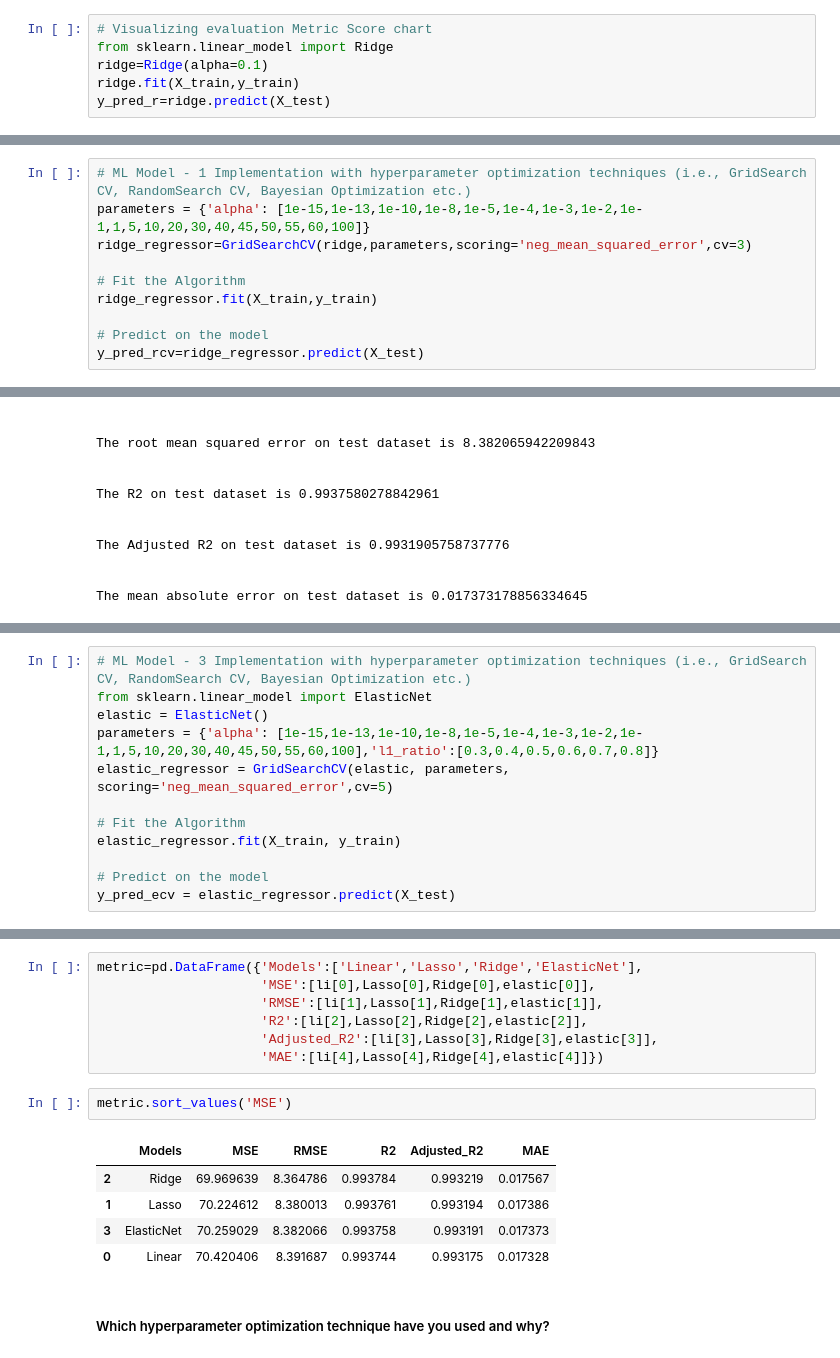
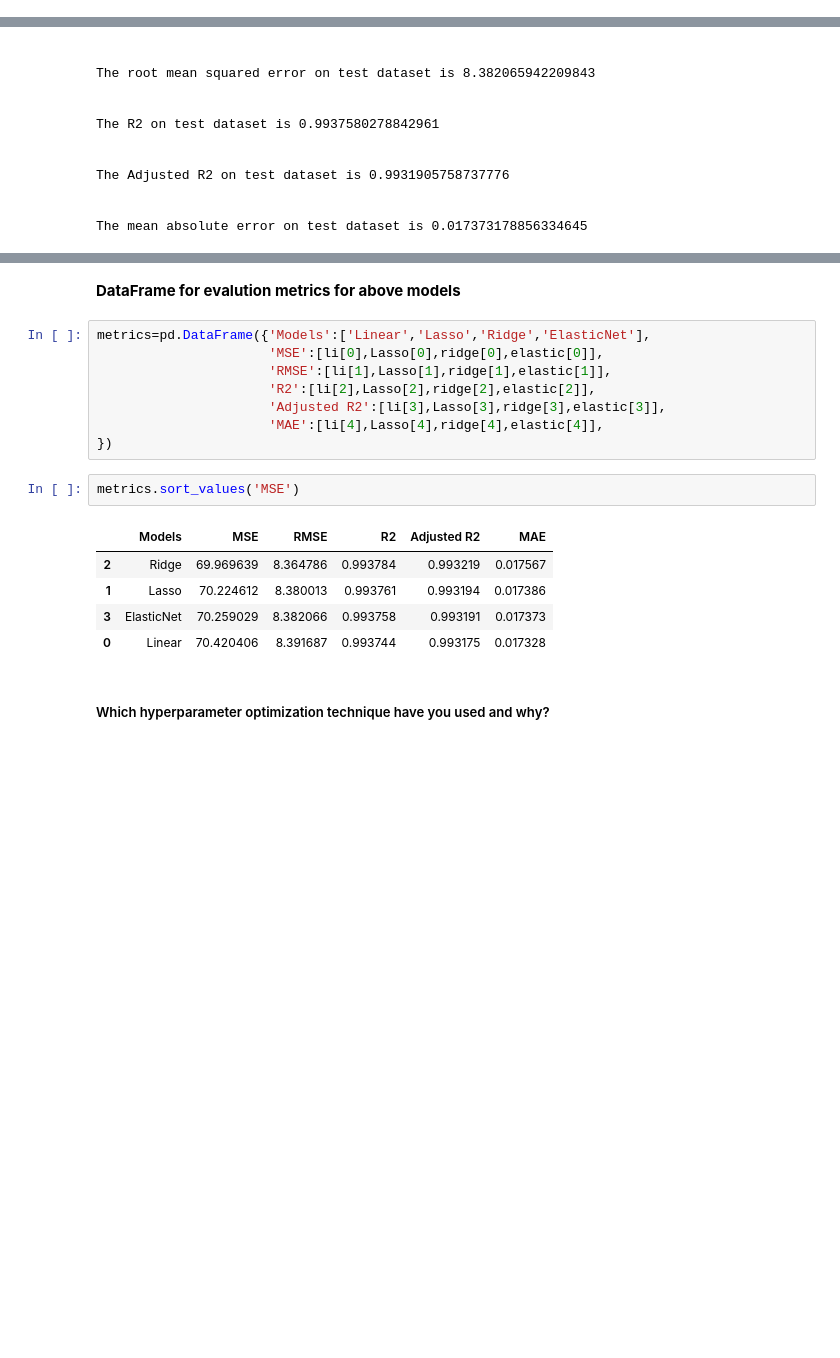
Before and after one commit to aniket15031998/Yes-Bank-Stock-Closing-Price-Prediction-by-Regression., a Jupyter notebook: Capstone_2_Regression.ipynb, the cells around one changed output, grey strips where cells are left out. Cells and saved outputs as stored; diff of their text form; blank space fills up the shorter version.

```diff
--- a/Capstone_2_Regression.ipynb
+++ b/Capstone_2_Regression.ipynb
@@ -687,9 +525,3 @@ The Adjusted R2 on test dataset is 0.9932186232580773
 
 
 The mean absolute error on test dataset is 0.017566605035040476
-# %%
-# Visualizing evaluation Metric Score chart
-from sklearn.linear_model import Ridge
-ridge=Ridge(alpha=0.1)
-ridge.fit(X_train,y_train)
-y_pred_r=ridge.predict(X_test)
@@ -730,10 +527,0 @@ plt.show()
-# %%
-# ML Model - 1 Implementation with hyperparameter optimization techniques (i.e., GridSearch CV, RandomSearch CV, Bayesian Optimization etc.)
-parameters = {'alpha': [1e-15,1e-13,1e-10,1e-8,1e-5,1e-4,1e-3,1e-2,1e-1,1,5,10,20,30,40,45,50,55,60,100]}
-ridge_regressor=GridSearchCV(ridge,parameters,scoring='neg_mean_squared_error',cv=3)
-
-# Fit the Algorithm
-ridge_regressor.fit(X_train,y_train)
-
-# Predict on the model
-y_pred_rcv=ridge_regressor.predict(X_test)
@@ -899,12 +600,0 @@ plt.show()
-# %%
-# ML Model - 3 Implementation with hyperparameter optimization techniques (i.e., GridSearch CV, RandomSearch CV, Bayesian Optimization etc.)
-from sklearn.linear_model import ElasticNet
-elastic = ElasticNet()
-parameters = {'alpha': [1e-15,1e-13,1e-10,1e-8,1e-5,1e-4,1e-3,1e-2,1e-1,1,5,10,20,30,40,45,50,55,60,100],'l1_ratio':[0.3,0.4,0.5,0.6,0.7,0.8]}
-elastic_regressor = GridSearchCV(elastic, parameters, scoring='neg_mean_squared_error',cv=5)
-
-# Fit the Algorithm
-elastic_regressor.fit(X_train, y_train)
-
-# Predict on the model
-y_pred_ecv = elastic_regressor.predict(X_test)
@@ -947,14 +601,17 @@ plt.show()
+# %% [markdown]
+**DataFrame for evalution metrics for above models**
 # %%
-metric=pd.DataFrame({'Models':['Linear','Lasso','Ridge','ElasticNet'],
-                     'MSE':[li[0],Lasso[0],Ridge[0],elastic[0]],
-                     'RMSE':[li[1],Lasso[1],Ridge[1],elastic[1]],
-                     'R2':[li[2],Lasso[2],Ridge[2],elastic[2]],
-                     'Adjusted_R2':[li[3],Lasso[3],Ridge[3],elastic[3]],
-                     'MAE':[li[4],Lasso[4],Ridge[4],elastic[4]]})
+metrics=pd.DataFrame({'Models':['Linear','Lasso','Ridge','ElasticNet'],
+                      'MSE':[li[0],Lasso[0],ridge[0],elastic[0]],
+                      'RMSE':[li[1],Lasso[1],ridge[1],elastic[1]],
+                      'R2':[li[2],Lasso[2],ridge[2],elastic[2]],
+                      'Adjusted R2':[li[3],Lasso[3],ridge[3],elastic[3]],
+                      'MAE':[li[4],Lasso[4],ridge[4],elastic[4]],
+})
 # %%
-metric.sort_values('MSE')
+metrics.sort_values('MSE')
 # %% [output]
-|  | Models | MSE | RMSE | R2 | Adjusted_R2 | MAE |
+|  | Models | MSE | RMSE | R2 | Adjusted R2 | MAE |
 | 2 | Ridge | 69.969639 | 8.364786 | 0.993784 | 0.993219 | 0.017567 |
 | 1 | Lasso | 70.224612 | 8.380013 | 0.993761 | 0.993194 | 0.017386 |
 | 3 | ElasticNet | 70.259029 | 8.382066 | 0.993758 | 0.993191 | 0.017373 |
```
Also changed, not shown: parts of 54 cells of this notebook.
